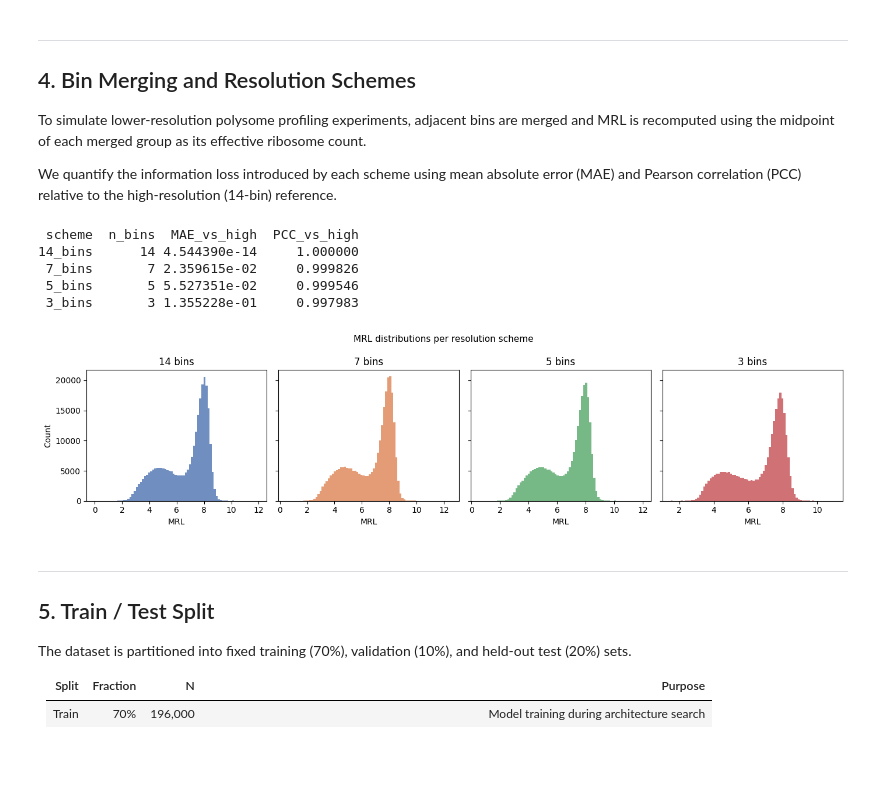
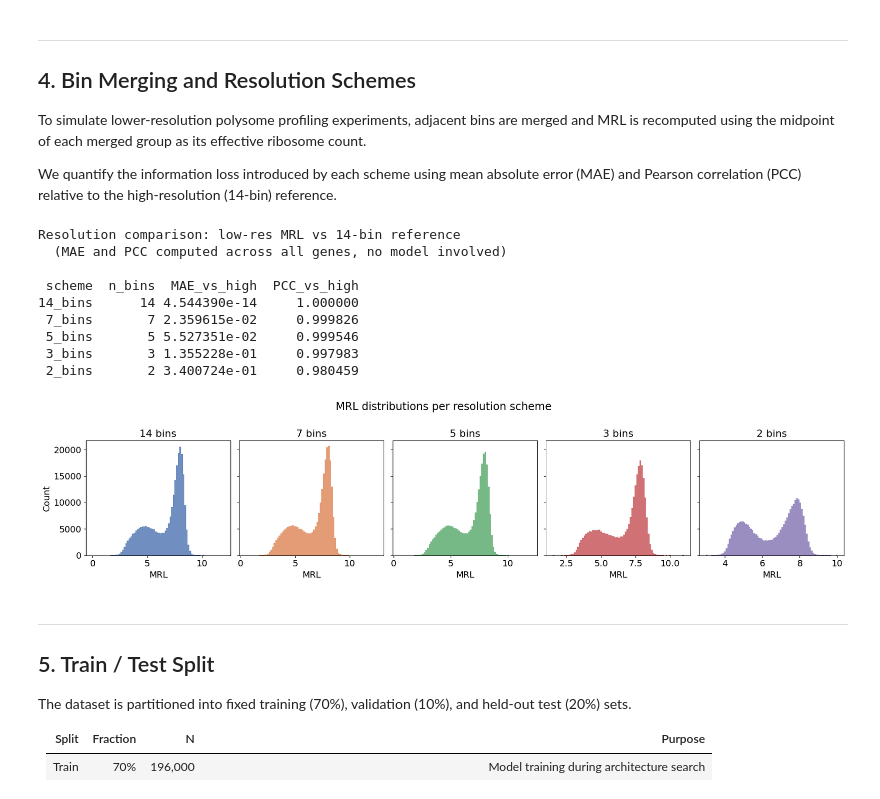
Before and after one commit to michelle-elias/polysome-resolution-project, a Jupyter notebook: code/polysome_resolution_project.ipynb, the cells around one changed output. Drawn from its saved outputs; the diff is of its cells as text; code cells hidden in the pictures; blank space fills up the shorter version.

Commit message:
Add 2-bin resolution scheme, enhance MRL validation output, and improve visualization styling

```diff
--- a/code/polysome_resolution_project.ipynb
+++ b/code/polysome_resolution_project.ipynb
@@ -114,8 +115,8 @@ DATA_DIR: /content/drive/MyDrive/polysome_project
 FIG_OUT_DIR: /content/drive/MyDrive/polysome_project/figures
 # %%
 # Polysome bin definitions
-BIN_COLS = [str(i) for i in range(14)]        # original 14 bin column names
-BIN_IDX  = np.arange(14, dtype=float)         # numeric bin indices (0-13)
+BIN_COLS = [str(i) for i in range(14)] # original 14 bin column names
+BIN_IDX  = np.arange(14, dtype=float)  # numeric bin indices (0-13)
 
 # Schemes chosen to simulate decreasing experimental effort:
 # 14 bins = full resolution (original data)
@@ -125,16 +126,18 @@ MERGE_SCHEMES = {
     "7_bins":  [[0,1],[2,3],[4,5],[6,7],[8,9],[10,11],[12,13]],
     "5_bins":  [[0,1],[2,3,4],[5,6,7],[8,9,10],[11,12,13]],
     "3_bins":  [[0,1,2,3],[4,5,6,7,8],[9,10,11,12,13]],
+    "2_bins":  [[0,1,2,3,4,5,6],[7,8,9,10,11,12,13]],
 }
 
 # Plotting order + colors
-SCHEME_ORDER = ["14_bins", "7_bins", "5_bins", "3_bins"]
-N_BINS_ORDER = [14, 7, 5, 3]
+SCHEME_ORDER = ["14_bins", "7_bins", "5_bins", "3_bins", "2_bins"]
+N_BINS_ORDER = [14, 7, 5, 3, 2]
 PALETTE = {
     "14_bins": "#4C72B0",
     "7_bins":  "#DD8452",
     "5_bins":  "#55A868",
     "3_bins":  "#C44E52",
+    "2_bins":  "#8172B2",
 }
 
 # Training hyperparameters (kept fixed across experiments)
@@ -332,27 +335,39 @@ for name in MERGE_SCHEMES:
         "MAE_vs_high": float(np.mean(np.abs(low - mrl_high))),
         "PCC_vs_high": float(pearsonr(low, mrl_high)[0]),
     })
-
+info_df = pd.DataFrame(rows).sort_values("n_bins", ascending=False)
 # Summary table across resolution levels
-info_df = pd.DataFrame(rows).sort_values("n_bins", ascending=False)
+print("Resolution comparison: low-res MRL vs 14-bin reference")
+print("  (MAE and PCC computed across all genes, no model involved)")
+print()
 print(info_df.to_string(index=False))
 # %% [output]
+Resolution comparison: low-res MRL vs 14-bin reference
+  (MAE and PCC computed across all genes, no model involved)
+
  scheme  n_bins  MAE_vs_high  PCC_vs_high
 14_bins      14 4.544390e-14     1.000000
  7_bins       7 2.359615e-02     0.999826
  5_bins       5 5.527351e-02     0.999546
  3_bins       3 1.355228e-01     0.997983
+ 2_bins       2 3.400724e-01     0.980459
 # %%
-fig, axes = plt.subplots(1, 4, figsize=(14, 3.5), sharey=True)  # one panel per resolution scheme
-for ax, scheme_name in zip(axes, SCHEME_ORDER):
-    ax.hist(mrl_per_scheme[scheme_name], bins=80, color=PALETTE[scheme_name], edgecolor="none", alpha=0.8)  # plot MRL histogram
-    ax.set_title(scheme_name.replace("_", " "))  # e.g. "14_bins" -> "14 bins"
-    ax.set_xlabel("MRL")
-axes[0].set_ylabel("Count")  # shared y-axis label on leftmost panel
-fig.suptitle("MRL distributions per resolution scheme", fontsize=11)
+fig, axes = plt.subplots(1, 5, figsize=(18, 4), sharey=True)
+
+FONT = 14
+
+for ax, scheme_name in zip(axes, SCHEME_ORDER):  # assumes SCHEME_ORDER = 14,7,5,3,2
+    ax.hist(mrl_per_scheme[scheme_name], bins=80,
+            color=PALETTE[scheme_name], edgecolor="none", alpha=0.8)
+    ax.set_title(scheme_name.replace("_", " "), fontsize=FONT + 2)
+    ax.set_xlabel("MRL", fontsize=FONT)
+    ax.tick_params(labelsize=FONT)
+
+axes[0].set_ylabel("Count", fontsize=FONT)
+fig.suptitle("MRL distributions per resolution scheme", fontsize=FONT + 3, y=1.02)
 fig.tight_layout()
 fig.savefig(FIG_OUT_DIR / "mrl_distributions_per_scheme.png", dpi=300, bbox_inches="tight")
 plt.show()
 # %% [output]
-[figure, old version]
+[figure, new version]
 # %%
```
Also changed, not shown: parts of 24 cells of this notebook, 1 other file.
